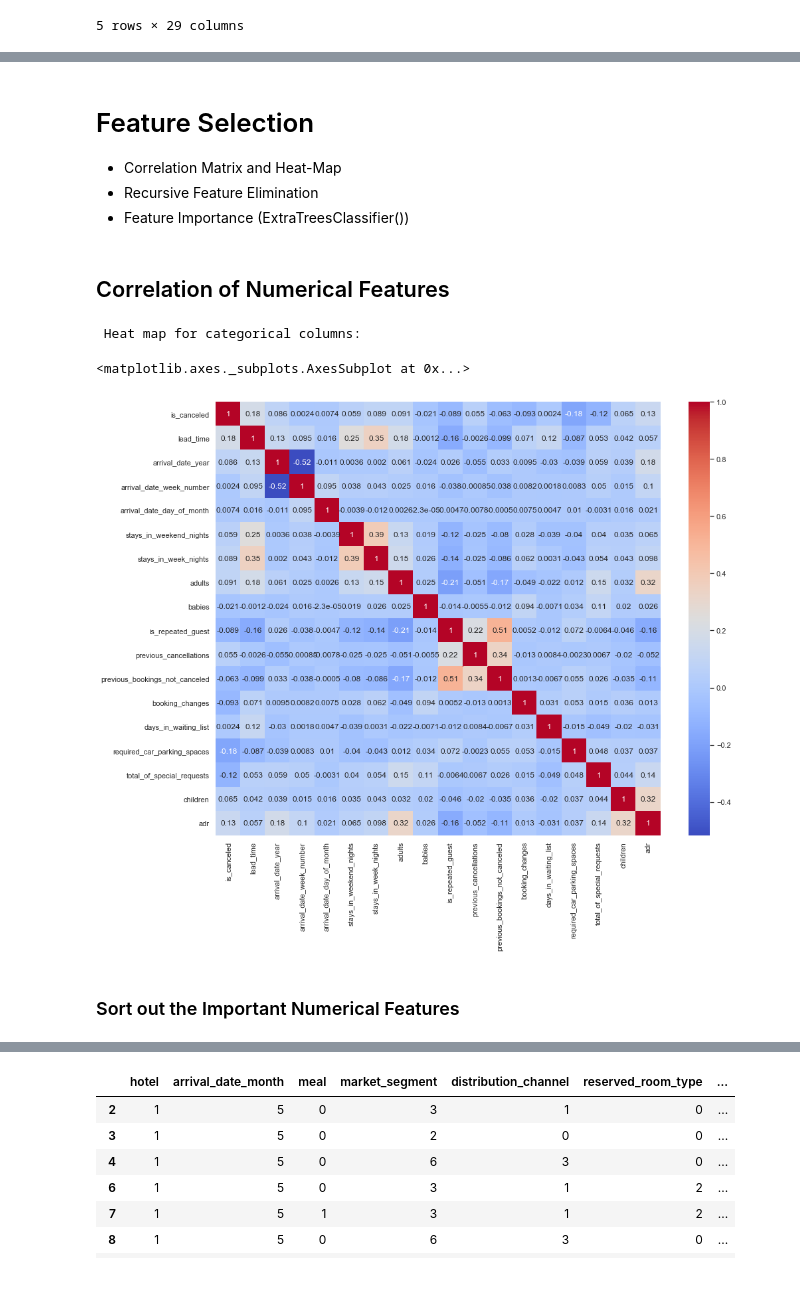
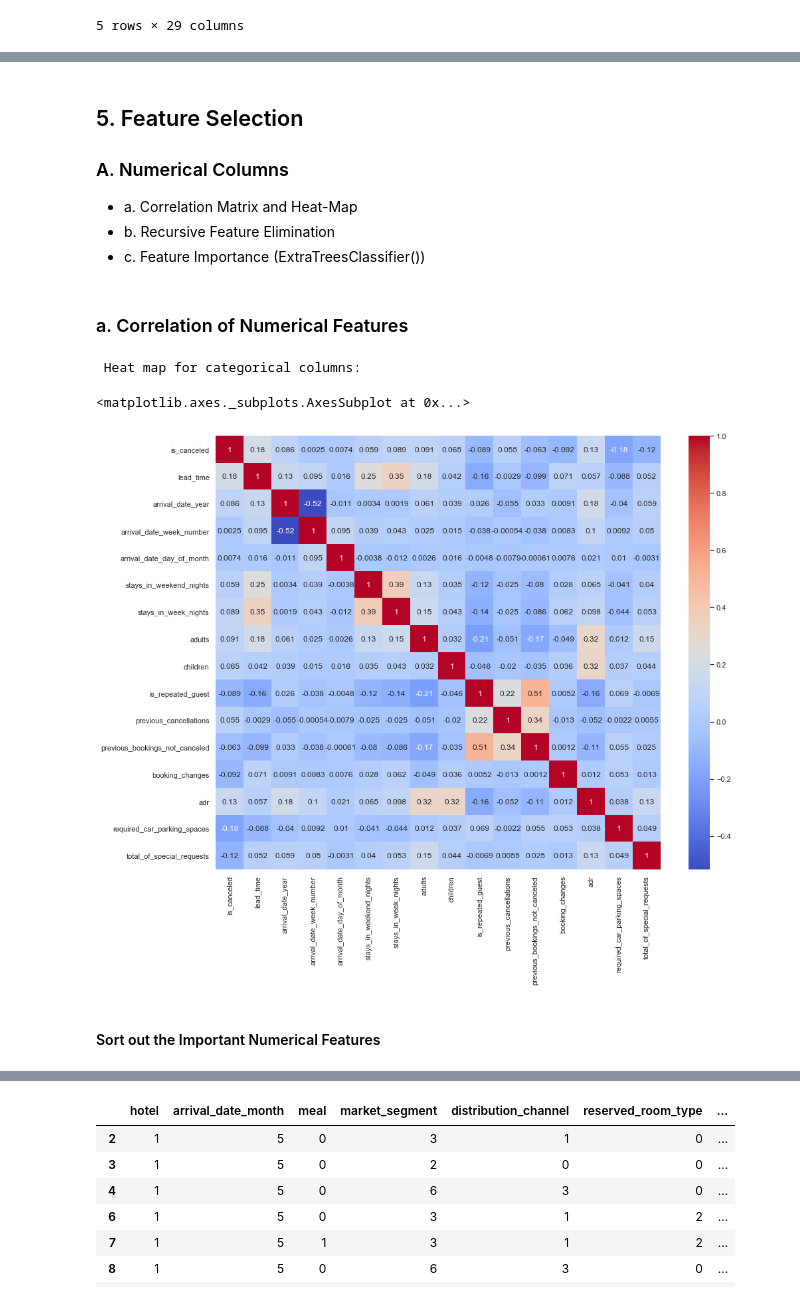
Before and after one commit to robinyUArizona/Hotel-Booking-Demand, a Jupyter notebook: EDA-Feature Engineering -- Hotel-Booking_Demand.ipynb, the cells around one changed output, grey strips where cells are left out. Drawn from its saved outputs; the diff is of its cells as text; code cells hidden in the pictures.

```diff
--- a/EDA-Feature Engineering -- Hotel-Booking_Demand.ipynb
+++ b/EDA-Feature Engineering -- Hotel-Booking_Demand.ipynb
@@ -928,0 +1039,3 @@ After:  (83822, 29)
+# %%
+##  Deleting 'reservation_status_date' column
+new_hotel_data = new_hotel_data.drop('reservation_status_date', axis=1)
@@ -928,0 +1077,9 @@ After:  (83822, 29)
+# %%
+# bar plot
+sns.countplot(x="required_car_parking_spaces", data=new_hotel_data)
+
+# Replace 8 parking spaces with 0
+new_hotel_data['required_car_parking_spaces'] = new_hotel_data['required_car_parking_spaces'].replace(
+    to_replace = 8, value = 0)
+
+print(new_hotel_data['required_car_parking_spaces'].value_counts(dropna=False))
@@ -928,0 +1105,16 @@ After:  (83822, 29)
+# %%
+### total_of_special_requests
+print('Visulaize total_of_special_requests Feature')
+visualize_num_feature(new_hotel_data.total_of_special_requests)
+stat_summary(new_hotel_data.total_of_special_requests)
+
+print("Before: ", new_hotel_data.shape)
+
+print("\n\ntotal_of_special_requests and their frequencies:\n", new_hotel_data. \
+      total_of_special_requests.value_counts(dropna=False))
+
+special_requests_extra = new_hotel_data.total_of_special_requests < 5
+# print(booking_changes_extra)
+
+new_hotel_data = new_hotel_data[special_requests_extra]
+print("\n\nAfter: ", new_hotel_data.shape)
@@ -1037,11 +1237,0 @@ Name: total_of_special_requests, dtype: int64
-# %%
-# ### children
-sns.countplot(x="children", data=new_hotel_data)
-stat_summary(new_hotel_data.children)
-
-print("\n\nChildren and their frequencies:\n", new_hotel_data.children.value_counts(dropna=False))
-display(new_hotel_data[new_hotel_data.children.isnull()])
-
-# Replace NaN with 0 children
-new_hotel_data['children'] = new_hotel_data['children'].replace(np.nan, 0)
-display(new_hotel_data[new_hotel_data.children.isnull()])
@@ -1097,28 +1314,26 @@ The upper and lower bounds for suspected outliers are 228.73125 and -21.21874999
 # %% [markdown]
-# Feature Selection
-- Correlation Matrix and Heat-Map
-- Recursive Feature Elimination
-- Feature Importance (ExtraTreesClassifier())
+## 5. Feature Selection
+### A. Numerical Columns
+- a. Correlation Matrix and Heat-Map
+- b. Recursive Feature Elimination
+- c. Feature Importance (ExtraTreesClassifier())
 # %% [markdown]
-## Correlation of Numerical Features
+### a. Correlation of Numerical Features
 # %%
 ### Correlation
 
-# unwanted_num = {'agent', 'company'}
-# num_type_1 = [ele for ele in num_type if ele not in unwanted_num]
-
-corr_matrix = new_hotel_data[num_type].corr()
+corr_matrix = new_hotel_data.corr()
 # display(corr_matrix)
 
 print(" Heat map for categorical columns: ")
 plt.subplots(figsize=(15,12))
 display(sns.heatmap(corr_matrix, annot = True, cmap= 'coolwarm'))
 # %% [output]
  Heat map for categorical columns:
 <matplotlib.axes._subplots.AxesSubplot at 0x...>
-[figure, old version]
+[figure, new version]
 # %% [markdown]
-### Sort out the Important Numerical Features
+#### Sort out the Important Numerical Features
 # %%
 num_fea_corr = new_hotel_data.corr()["is_canceled"]
 num_fea_corr.abs().sort_values(ascending=False)
```
Also changed, not shown: parts of 150 cells of this notebook.
